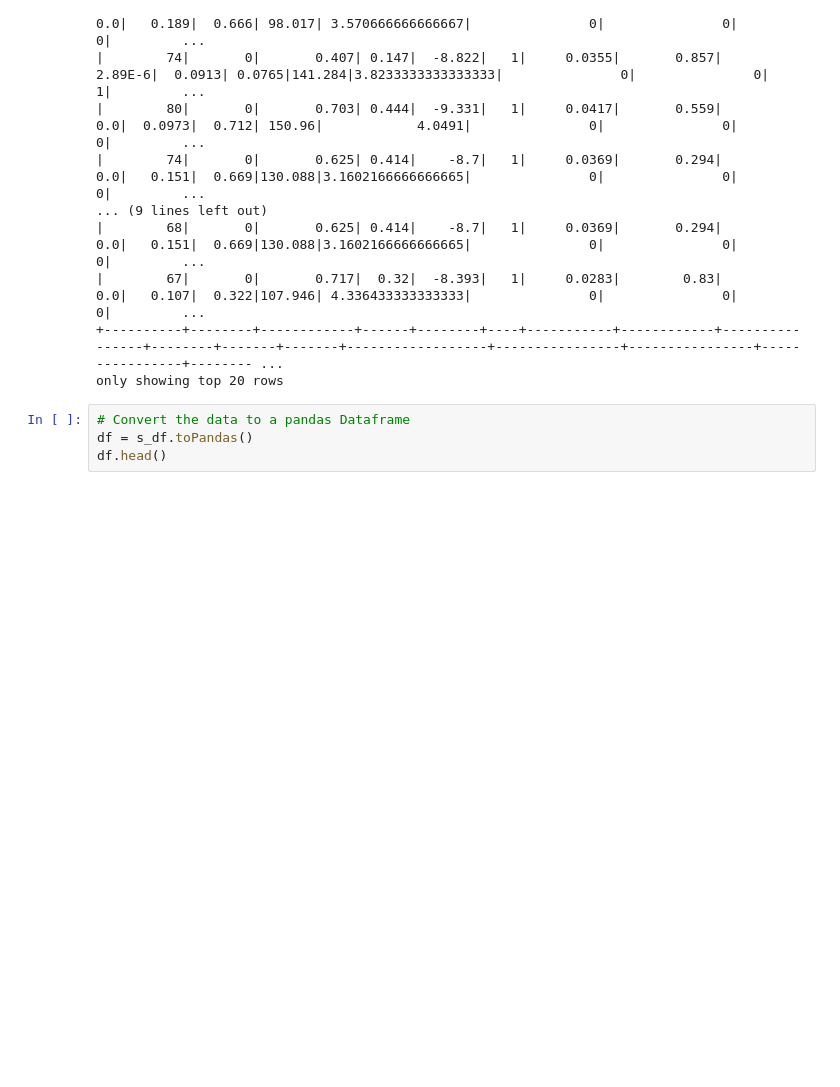
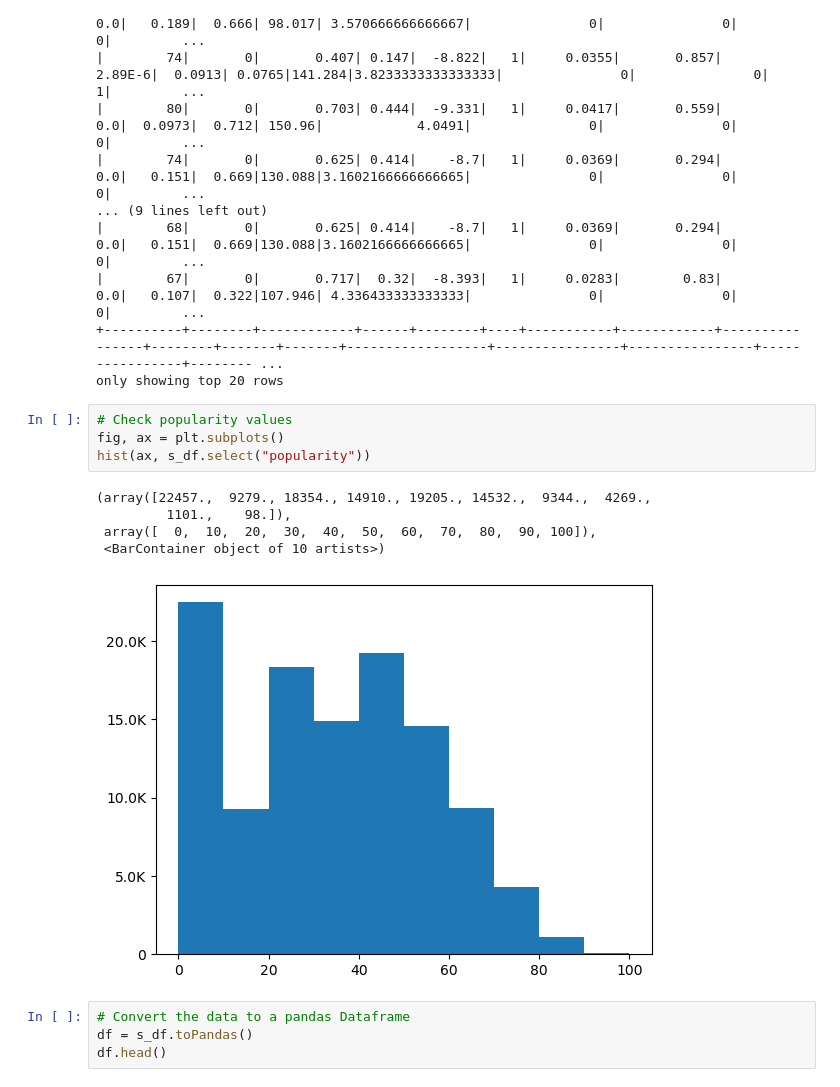
Before and after one commit to skronheim/Project-4, a Jupyter notebook: SK_predict_popularity/SK_supervised_learning.ipynb, the cells around one changed output. Cells and saved outputs as stored; diff of their text form; blank space fills up the shorter version.

```diff
--- a/SK_predict_popularity/SK_supervised_learning.ipynb
+++ b/SK_predict_popularity/SK_supervised_learning.ipynb
@@ -60,6 +62,16 @@ s_df.show()
 |        67|       0|       0.717|  0.32|  -8.393|   1|     0.0283|        0.83|             0.0|   0.107|  0.322|107.946| 4.336433333333333|               0|               0|               0|         ...
 +----------+--------+------------+------+--------+----+-----------+------------+----------------+--------+-------+-------+------------------+----------------+----------------+----------------+-------- ...
 only showing top 20 rows
+# %%
+# Check popularity values
+fig, ax = plt.subplots()
+hist(ax, s_df.select("popularity"))
+# %% [output]
+(array([22457.,  9279., 18354., 14910., 19205., 14532.,  9344.,  4269.,
+         1101.,    98.]),
+ array([  0,  10,  20,  30,  40,  50,  60,  70,  80,  90, 100]),
+ <BarContainer object of 10 artists>)
+[figure, added]
 # %%
 # Convert the data to a pandas Dataframe
 df = s_df.toPandas()
```
Also changed, not shown: parts of 3 cells of this notebook.
